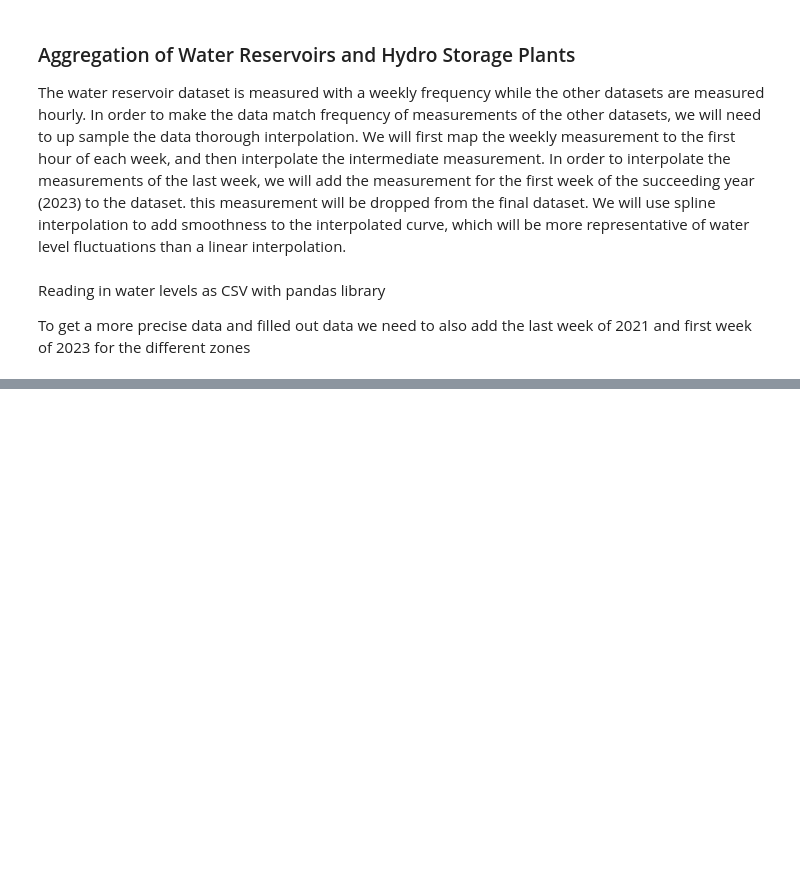
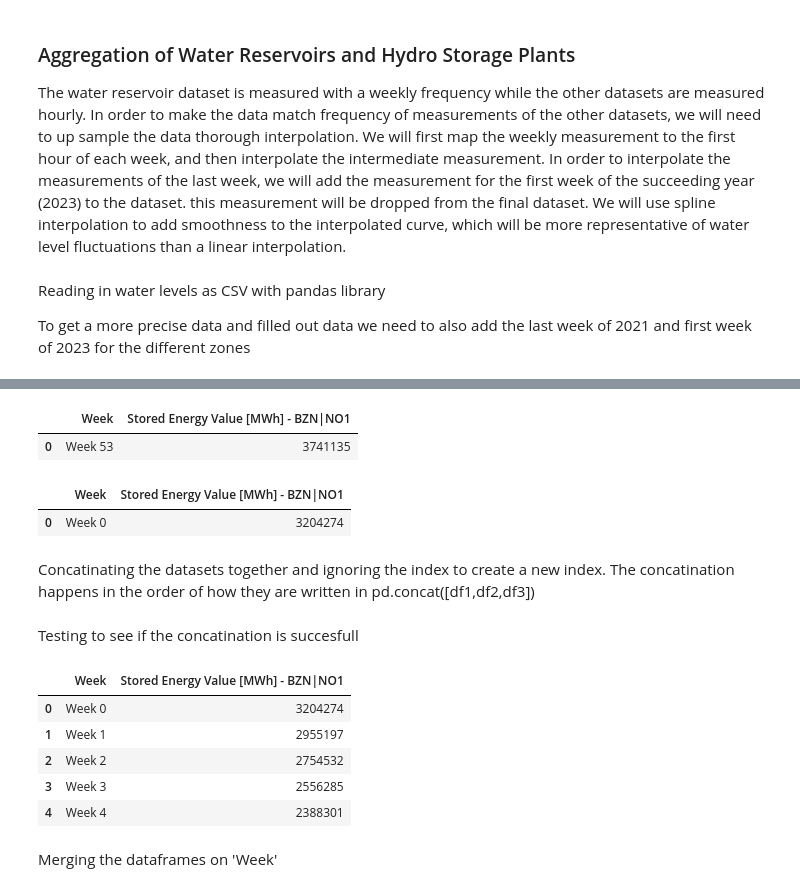
Before and after one commit to HIOF-Bachelor-Project-Group-7/Time-series-energy-price-prediction-bidding-zone-N01, a Jupyter notebook: code/Data aggregation of energy market bidding zone NO1.ipynb, the cells around one changed output, grey strips where cells are left out. Drawn from its saved outputs; the diff is of its cells as text; code cells hidden in the pictures; blank space fills up the shorter version.

```diff
--- a/code/Data aggregation of energy market bidding zone NO1.ipynb
+++ b/code/Data aggregation of energy market bidding zone NO1.ipynb
@@ -723,0 +410,13 @@ final_water_reservoir_df
+# %%
+# Checking if only the row of the data for 2023 was read in.
+water_level_NO1_2023.head()
+# %% [output]
+|  | Week | Stored Energy Value [MWh] - BZN|NO1 |
+| 0 | Week 53 | 3741135 |
+# %%
+water_level_NO1_2021
+# %% [output]
+|  | Week | Stored Energy Value [MWh] - BZN|NO1 |
+| 0 | Week 0 | 3204274 |
+# %% [markdown]
+Concatinating the datasets together and ignoring the index to create a new index. The concatination happens in the order of how they are written in pd.concat([df1,df2,df3])
@@ -723,0 +430,13 @@ final_water_reservoir_df
+# %% [markdown]
+Testing to see if the concatination is succesfull
+# %%
+water_level_NO1.head()
+# %% [output]
+|  | Week | Stored Energy Value [MWh] - BZN|NO1 |
+| 0 | Week 0 | 3204274 |
+| 1 | Week 1 | 2955197 |
+| 2 | Week 2 | 2754532 |
+| 3 | Week 3 | 2556285 |
+| 4 | Week 4 | 2388301 |
+# %% [markdown]
+Merging the dataframes on 'Week'
```
Also changed, not shown: parts of 64 cells of this notebook.
